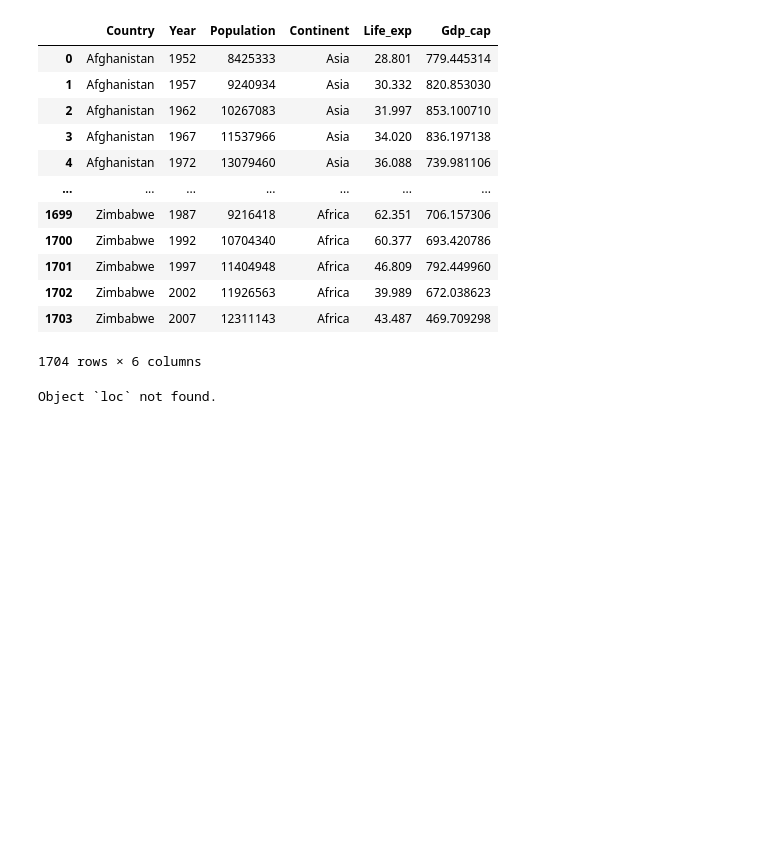
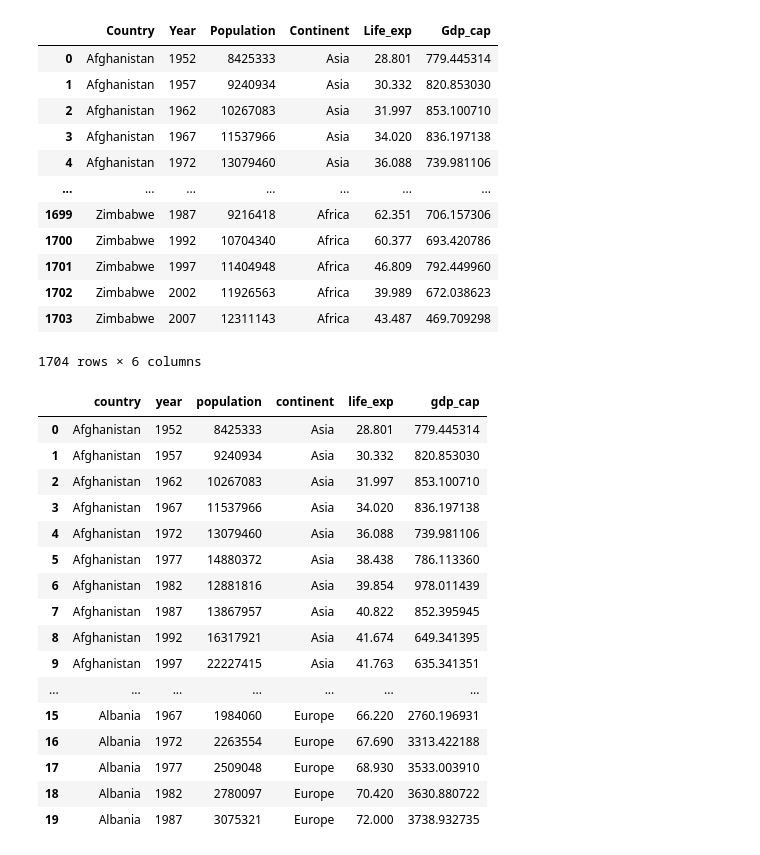
Before and after one commit to sibaram-sahu/dsml, a Jupyter notebook: Pandas/Pandas 1.ipynb, the cells around one changed output. Drawn from its saved outputs; the diff is of its cells as text; code cells hidden in the pictures; blank space fills up the shorter version.

```diff
--- a/Pandas/Pandas 1.ipynb
+++ b/Pandas/Pandas 1.ipynb
@@ -248,6 +248,22 @@ df
 | 1703 | Zimbabwe | 2007 | 12311143 | Africa | 43.487 | 469.709298 |
 1704 rows × 6 columns
 # %%
-loc?
+df.iloc[:20]
 # %% [output]
-Object `loc` not found.
+|  | country | year | population | continent | life_exp | gdp_cap |
+| 0 | Afghanistan | 1952 | 8425333 | Asia | 28.801 | 779.445314 |
+| 1 | Afghanistan | 1957 | 9240934 | Asia | 30.332 | 820.853030 |
+| 2 | Afghanistan | 1962 | 10267083 | Asia | 31.997 | 853.100710 |
+| 3 | Afghanistan | 1967 | 11537966 | Asia | 34.020 | 836.197138 |
+| 4 | Afghanistan | 1972 | 13079460 | Asia | 36.088 | 739.981106 |
+| 5 | Afghanistan | 1977 | 14880372 | Asia | 38.438 | 786.113360 |
+| 6 | Afghanistan | 1982 | 12881816 | Asia | 39.854 | 978.011439 |
+| 7 | Afghanistan | 1987 | 13867957 | Asia | 40.822 | 852.395945 |
+| 8 | Afghanistan | 1992 | 16317921 | Asia | 41.674 | 649.341395 |
+| 9 | Afghanistan | 1997 | 22227415 | Asia | 41.763 | 635.341351 |
+| ... | ... | ... | ... | ... | ... | ... |
+| 15 | Albania | 1967 | 1984060 | Europe | 66.220 | 2760.196931 |
+| 16 | Albania | 1972 | 2263554 | Europe | 67.690 | 3313.422188 |
+| 17 | Albania | 1977 | 2509048 | Europe | 68.930 | 3533.003910 |
+| 18 | Albania | 1982 | 2780097 | Europe | 70.420 | 3630.880722 |
+| 19 | Albania | 1987 | 3075321 | Europe | 72.000 | 3738.932735 |
```
Also changed, not shown: parts of 12 cells of this notebook, 3 other files.
